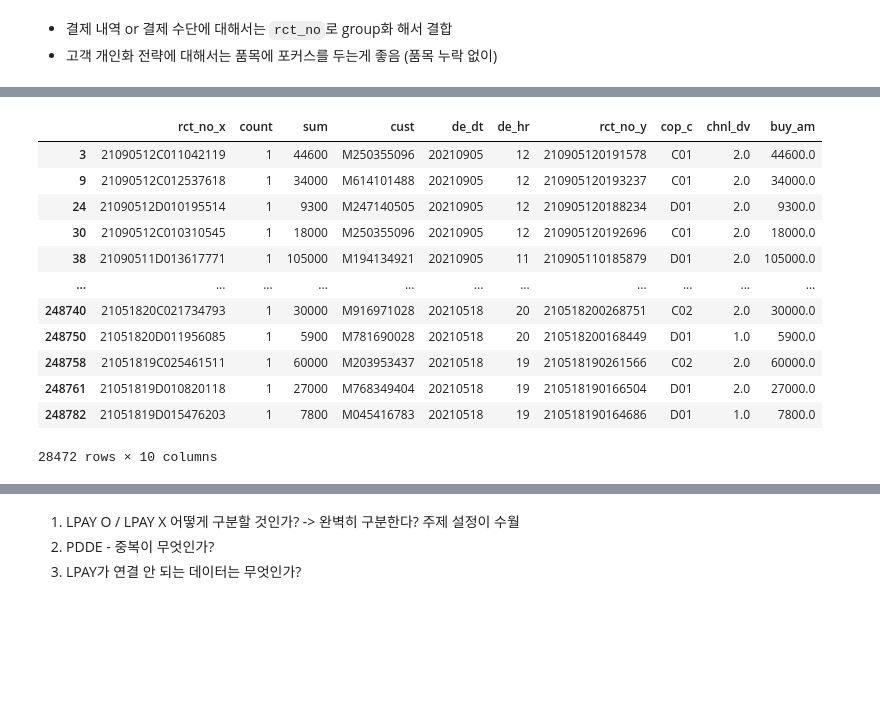
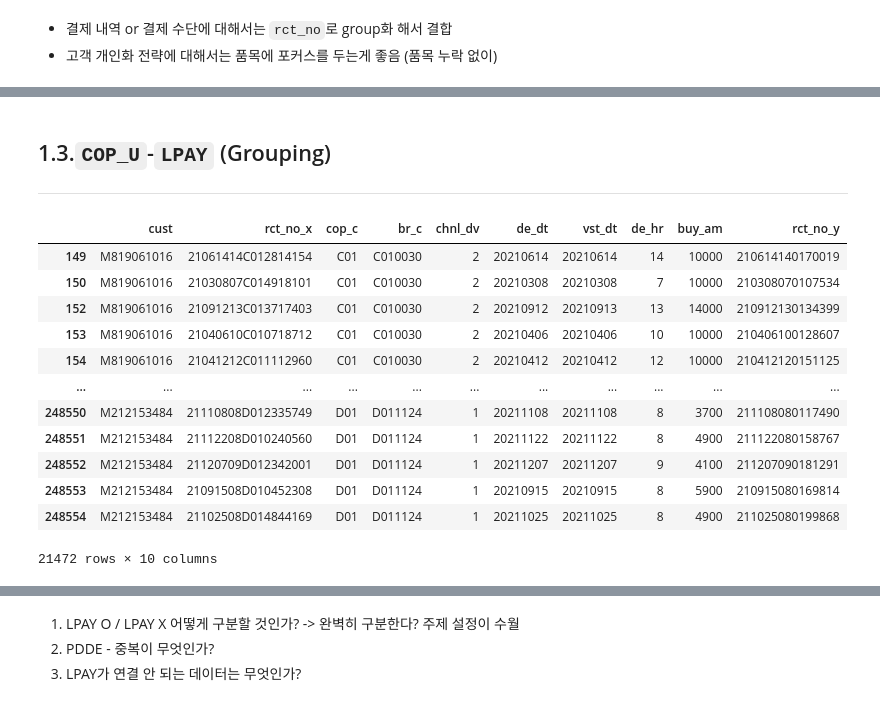
Before and after one commit to osy5882/Lpoint_competition, a Jupyter notebook: EDA/transaction_datas.ipynb, the cells around one changed output, grey strips where cells are left out. Cells and saved outputs as stored; diff of their text form; code cells hidden in the pictures; blank space fills up the shorter version.

```diff
--- a/EDA/transaction_datas.ipynb
+++ b/EDA/transaction_datas.ipynb
@@ -248,19 +180,21 @@ temp
+# %% [markdown]
+## 1.3.`COP_U`-`LPAY` (Grouping)
+---
 # %%
 # -- 유통사에서 LPAY를 이용하여 구매한 내역
-df_colp = temp.merge(df_lpay, how="left", left_on=["cust","de_dt","de_hr","sum"], right_on=["cust","de_dt","de_hr","buy_am"])
-copu_rct = df_colp.loc[~df_colp["buy_am"].isna()]["rct_no_y"].tolist()
-df_colp.loc[~df_colp["buy_am"].isna()]
+df_colp = pd.merge(left=df_copu, right=df_lpay, on=["cust","de_dt","de_hr","buy_am","cop_c","chnl_dv"], how="left")
+df_colp.loc[~df_colp["rct_no_y"].isna()]
 # %% [output]
-|  | rct_no_x | count | sum | cust | de_dt | de_hr | rct_no_y | cop_c | chnl_dv | buy_am |
-| 3 | 21090512C011042119 | 1 | 44600 | M250355096 | 20210905 | 12 | 210905120191578 | C01 | 2.0 | 44600.0 |
-| 9 | 21090512C012537618 | 1 | 34000 | M614101488 | 20210905 | 12 | 210905120193237 | C01 | 2.0 | 34000.0 |
-| 24 | 21090512D010195514 | 1 | 9300 | M247140505 | 20210905 | 12 | 210905120188234 | D01 | 2.0 | 9300.0 |
-| 30 | 21090512C010310545 | 1 | 18000 | M250355096 | 20210905 | 12 | 210905120192696 | C01 | 2.0 | 18000.0 |
-| 38 | 21090511D013617771 | 1 | 105000 | M194134921 | 20210905 | 11 | 210905110185879 | D01 | 2.0 | 105000.0 |
+|  | cust | rct_no_x | cop_c | br_c | chnl_dv | de_dt | vst_dt | de_hr | buy_am | rct_no_y |
+| 149 | M819061016 | 21061414C012814154 | C01 | C010030 | 2 | 20210614 | 20210614 | 14 | 10000 | 210614140170019 |
+| 150 | M819061016 | 21030807C014918101 | C01 | C010030 | 2 | 20210308 | 20210308 | 7 | 10000 | 210308070107534 |
+| 152 | M819061016 | 21091213C013717403 | C01 | C010030 | 2 | 20210912 | 20210913 | 13 | 14000 | 210912130134399 |
+| 153 | M819061016 | 21040610C010718712 | C01 | C010030 | 2 | 20210406 | 20210406 | 10 | 10000 | 210406100128607 |
+| 154 | M819061016 | 21041212C011112960 | C01 | C010030 | 2 | 20210412 | 20210412 | 12 | 10000 | 210412120151125 |
 | ... | ... | ... | ... | ... | ... | ... | ... | ... | ... | ... |
-| 248740 | 21051820C021734793 | 1 | 30000 | M916971028 | 20210518 | 20 | 210518200268751 | C02 | 2.0 | 30000.0 |
-| 248750 | 21051820D011956085 | 1 | 5900 | M781690028 | 20210518 | 20 | 210518200168449 | D01 | 1.0 | 5900.0 |
-| 248758 | 21051819C025461511 | 1 | 60000 | M203953437 | 20210518 | 19 | 210518190261566 | C02 | 2.0 | 60000.0 |
-| 248761 | 21051819D010820118 | 1 | 27000 | M768349404 | 20210518 | 19 | 210518190166504 | D01 | 2.0 | 27000.0 |
-| 248782 | 21051819D015476203 | 1 | 7800 | M045416783 | 20210518 | 19 | 210518190164686 | D01 | 1.0 | 7800.0 |
+| 248550 | M212153484 | 21110808D012335749 | D01 | D011124 | 1 | 20211108 | 20211108 | 8 | 3700 | 211108080117490 |
+| 248551 | M212153484 | 21112208D010240560 | D01 | D011124 | 1 | 20211122 | 20211122 | 8 | 4900 | 211122080158767 |
+| 248552 | M212153484 | 21120709D012342001 | D01 | D011124 | 1 | 20211207 | 20211207 | 9 | 4100 | 211207090181291 |
+| 248553 | M212153484 | 21091508D010452308 | D01 | D011124 | 1 | 20210915 | 20210915 | 8 | 5900 | 210915080169814 |
+| 248554 | M212153484 | 21102508D014844169 | D01 | D011124 | 1 | 20211025 | 20211025 | 8 | 4900 | 211025080199868 |
-28472 rows × 10 columns
+21472 rows × 10 columns
```
Also changed, not shown: parts of 27 cells of this notebook.
